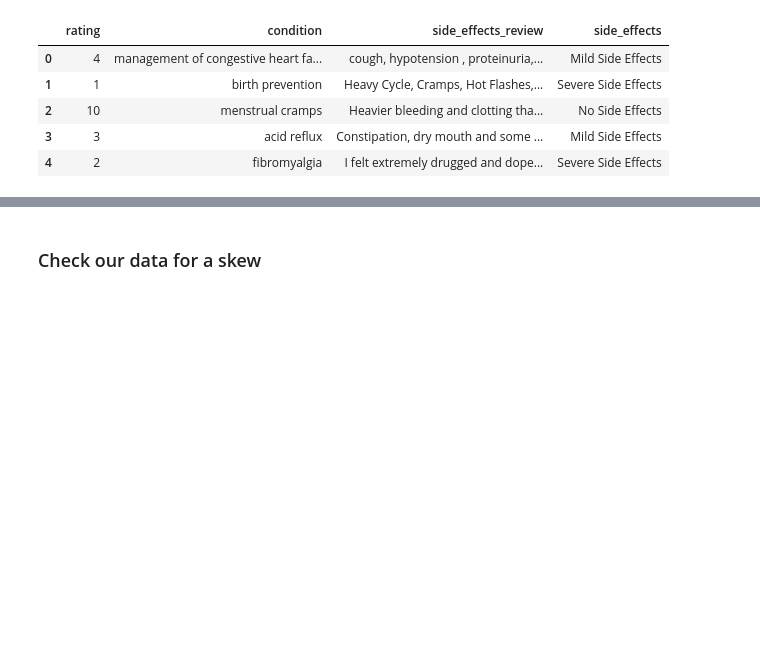
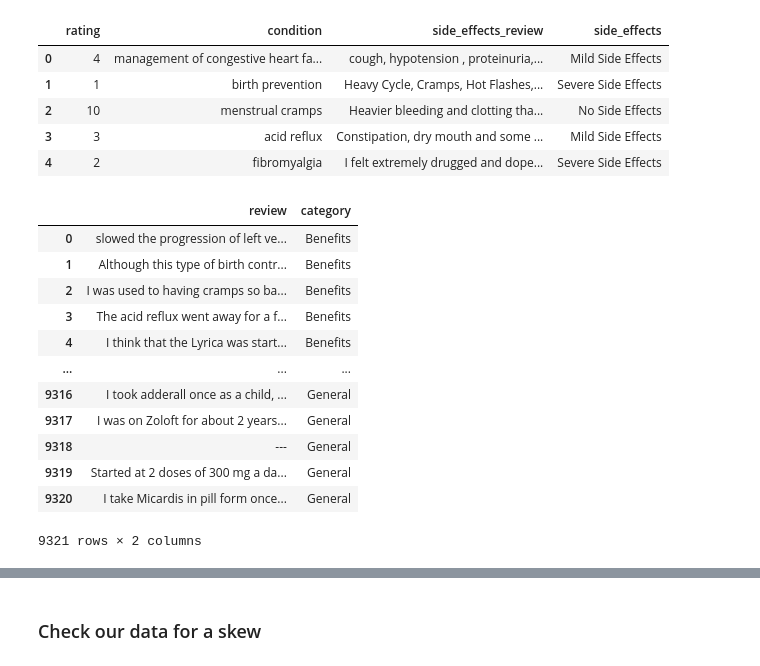
Before and after one commit to lmcosta98/Project2_FCD, a Jupyter notebook: drug_review.ipynb, the cells around one changed output, grey strips where cells are left out. Saved outputs shown, nothing was run; the diff lists cells and outputs as text; code cells hidden in the pictures; blank space fills up the shorter version.

```diff
--- a/drug_review.ipynb
+++ b/drug_review.ipynb
@@ -232,3 +217,35 @@ train_data_side_effects.head()
 | 2 | 10 | menstrual cramps | Heavier bleeding and clotting tha... | No Side Effects |
 | 3 | 3 | acid reflux | Constipation, dry mouth and some ... | Mild Side Effects |
 | 4 | 2 | fibromyalgia | I felt extremely drugged and dope... | Severe Side Effects |
+# %%
+# Creating the type of text prediction dataset
+type_of_text = pd.DataFrame(columns=['review','category'])
+
+ben = pd.DataFrame()
+ben['review'] = train_data['benefits_review']
+ben['category'] = 'Benefits'
+
+side = pd.DataFrame()
+side['review'] = train_data['side_effects_review']
+side['category'] = 'Side Effects'
+
+gen = pd.DataFrame()
+gen['review'] = train_data['comments_review']
+gen['category'] = 'General'
+
+type_of_text = pd.concat([ben,side,gen], ignore_index=True).copy()
+type_of_text
+# %% [output]
+|  | review | category |
+| 0 | slowed the progression of left ve... | Benefits |
+| 1 | Although this type of birth contr... | Benefits |
+| 2 | I was used to having cramps so ba... | Benefits |
+| 3 | The acid reflux went away for a f... | Benefits |
+| 4 | I think that the Lyrica was start... | Benefits |
+| ... | ... | ... |
+| 9316 | I took adderall once as a child, ... | General |
+| 9317 | I was on Zoloft for about 2 years... | General |
+| 9318 | --- | General |
+| 9319 | Started at 2 doses of 300 mg a da... | General |
+| 9320 | I take Micardis in pill form once... | General |
+9321 rows × 2 columns
```
Also changed, not shown: parts of 23 cells of this notebook.
